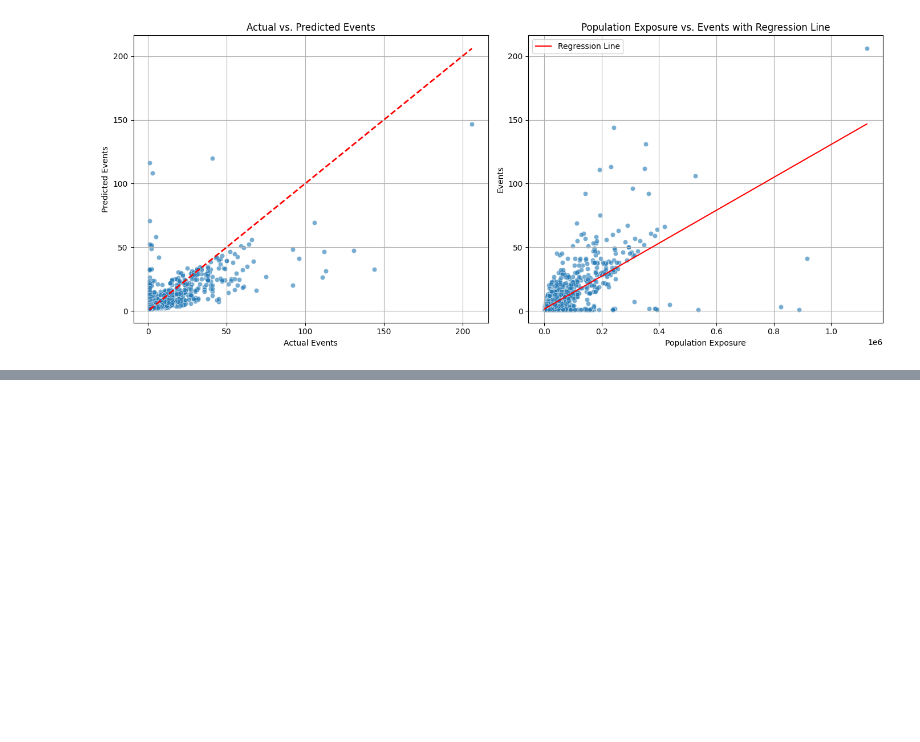
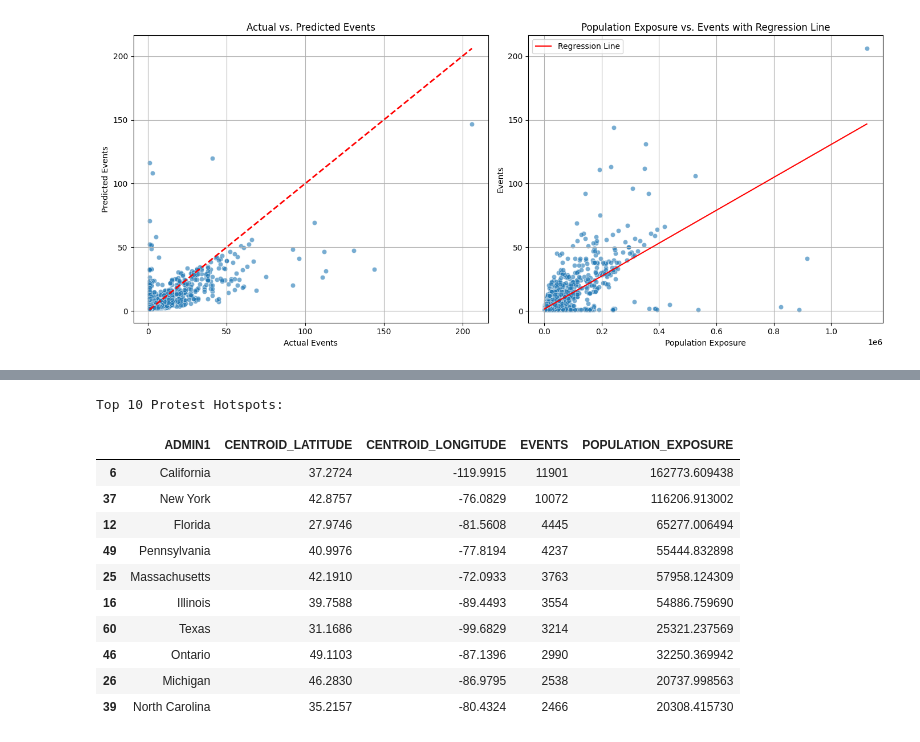
Before and after one commit to Millrjess/Jess, a Jupyter notebook: Protest06.ipynb, the cells around one changed output, grey strips where cells are left out. Saved outputs shown, nothing was run; the diff lists cells and outputs as text; code cells hidden in the pictures; blank space fills up the shorter version.

```diff
--- a/Protest06.ipynb
+++ b/Protest06.ipynb
@@ -1029,0 +1297,16 @@ plt.show()
+# %%
+print('Top 10 Protest Hotspots:')
+display(top_10_protest_hotspots)
+# %% [output]
+Top 10 Protest Hotspots:
+|  | ADMIN1 | CENTROID_LATITUDE | CENTROID_LONGITUDE | EVENTS | POPULATION_EXPOSURE |
+| 6 | California | 37.2724 | -119.9915 | 11901 | 162773.609438 |
+| 37 | New York | 42.8757 | -76.0829 | 10072 | 116206.913002 |
+| 12 | Florida | 27.9746 | -81.5608 | 4445 | 65277.006494 |
+| 49 | Pennsylvania | 40.9976 | -77.8194 | 4237 | 55444.832898 |
+| 25 | Massachusetts | 42.1910 | -72.0933 | 3763 | 57958.124309 |
+| 16 | Illinois | 39.7588 | -89.4493 | 3554 | 54886.759690 |
+| 60 | Texas | 31.1686 | -99.6829 | 3214 | 25321.237569 |
+| 46 | Ontario | 49.1103 | -87.1396 | 2990 | 32250.369942 |
+| 26 | Michigan | 46.2830 | -86.9795 | 2538 | 20737.998563 |
+| 39 | North Carolina | 35.2157 | -80.4324 | 2466 | 20308.415730 |
```
Also changed, not shown: parts of 42 cells of this notebook.
